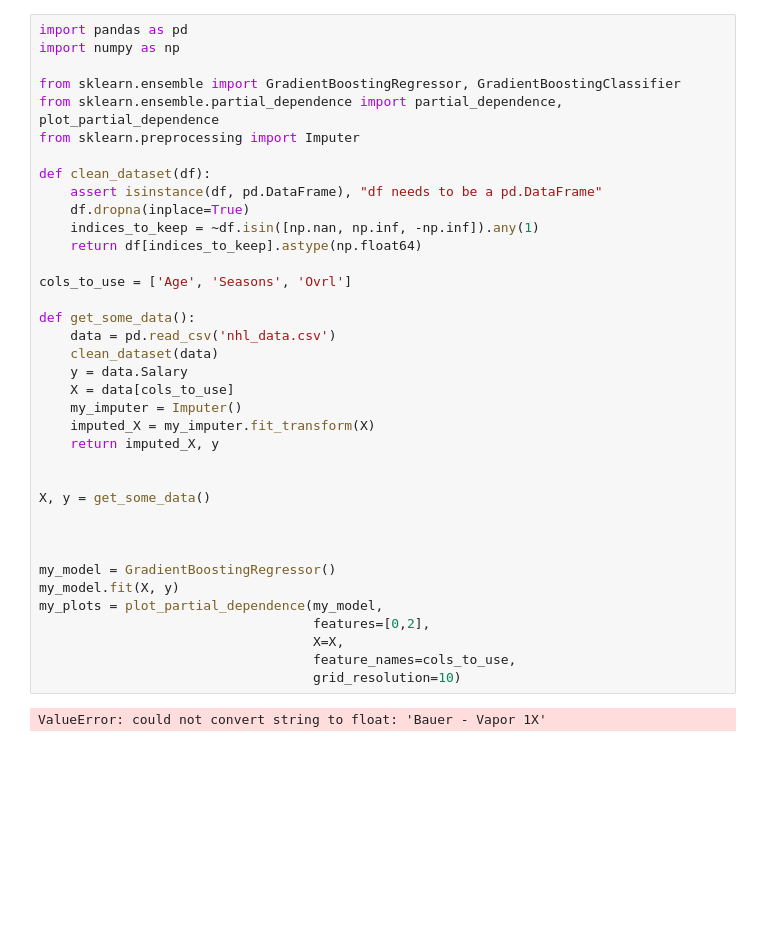
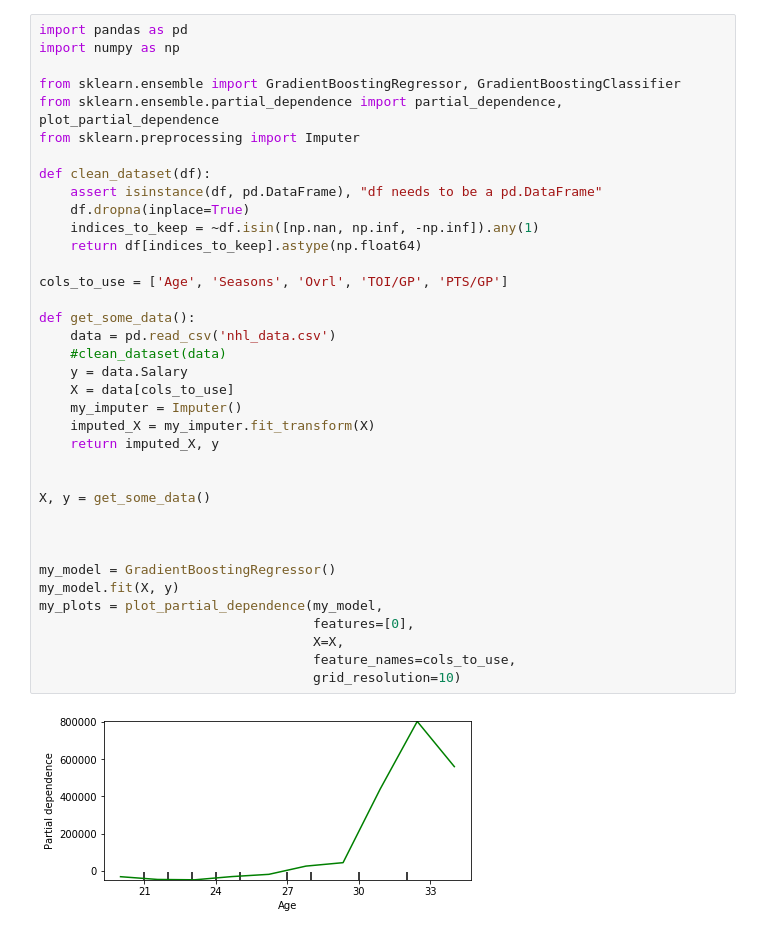
Before and after one commit to carsonreid/seng474project, a Jupyter notebook: dataMnhl3.ipynb, the cells around one changed output. Cells and saved outputs as stored; diff of their text form; blank space fills up the shorter version.

Commit message:
partial dependency plots

```diff
--- a/dataMnhl3.ipynb
+++ b/dataMnhl3.ipynb
@@ -6,34 +6,34 @@ from sklearn.ensemble import GradientBoostingRegressor, GradientBoostingClassifi
 from sklearn.ensemble.partial_dependence import partial_dependence, plot_partial_dependence
 from sklearn.preprocessing import Imputer
 
 def clean_dataset(df):
     assert isinstance(df, pd.DataFrame), "df needs to be a pd.DataFrame"
     df.dropna(inplace=True)
     indices_to_keep = ~df.isin([np.nan, np.inf, -np.inf]).any(1)
     return df[indices_to_keep].astype(np.float64)
 
-cols_to_use = ['Age', 'Seasons', 'Ovrl']
+cols_to_use = ['Age', 'Seasons', 'Ovrl', 'TOI/GP', 'PTS/GP']
 
 def get_some_data():
     data = pd.read_csv('nhl_data.csv')
-    clean_dataset(data)
+    #clean_dataset(data)
     y = data.Salary
     X = data[cols_to_use]
     my_imputer = Imputer()
     imputed_X = my_imputer.fit_transform(X)
     return imputed_X, y
 
 
 X, y = get_some_data()
 
 
 
 my_model = GradientBoostingRegressor()
 my_model.fit(X, y)
 my_plots = plot_partial_dependence(my_model,
-                                   features=[0,2],
+                                   features=[0],
                                    X=X,
                                    feature_names=cols_to_use,
                                    grid_resolution=10)
 # %% [output]
-ValueError: could not convert string to float: 'Bauer - Vapor 1X'
+[figure, added]
```
Also changed, not shown: parts of 4 cells of this notebook.
